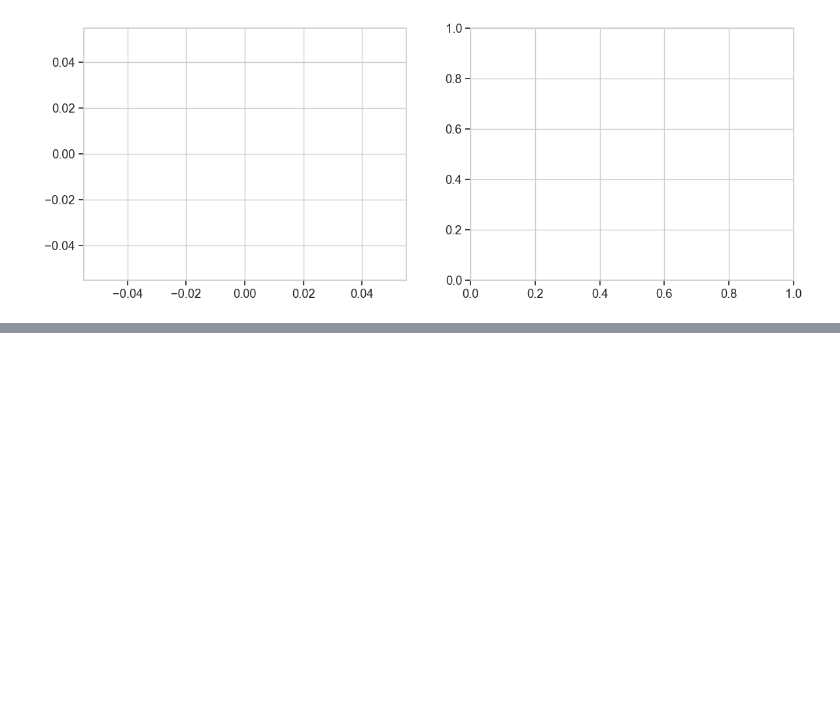
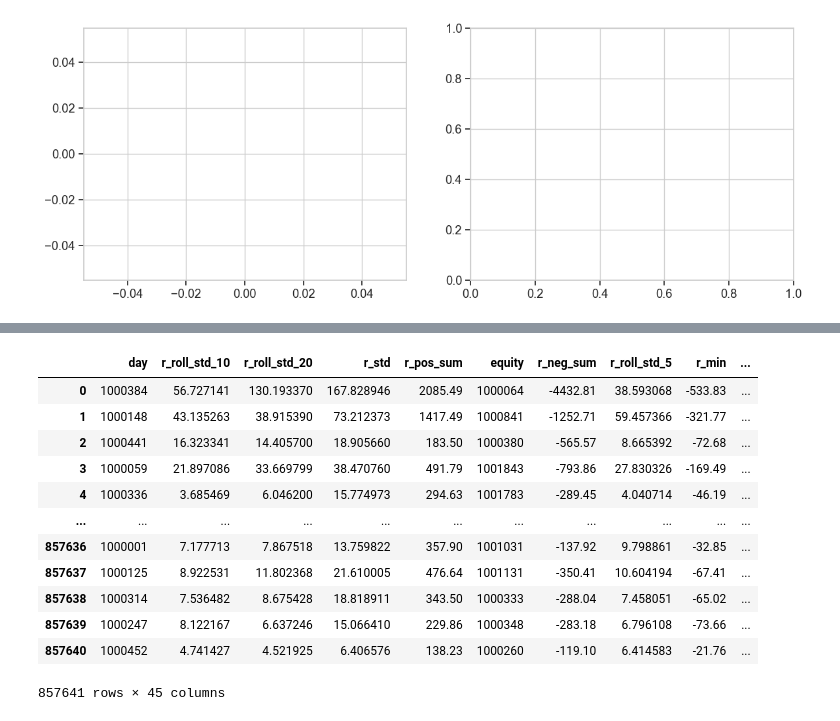
Before and after one commit to Julien-Zanin/ML-DataChallenge, a Jupyter notebook: improving_model.ipynb, the cells around one changed output, grey strips where cells are left out. Cells and saved outputs as stored; diff of their text form; code cells hidden in the pictures; blank space fills up the shorter version.

```diff
--- a/improving_model.ipynb
+++ b/improving_model.ipynb
@@ -712,3 +727,19 @@ weighted avg       0.34      0.31      0.26    857641
+# %%
+X_test_selected
+# %% [output]
+|  | day | r_roll_std_10 | r_roll_std_20 | r_std | r_pos_sum | equity | r_neg_sum | r_roll_std_5 | r_min | ... |
+| 0 | 1000384 | 56.727141 | 130.193370 | 167.828946 | 2085.49 | 1000064 | -4432.81 | 38.593068 | -533.83 | ... |
+| 1 | 1000148 | 43.135263 | 38.915390 | 73.212373 | 1417.49 | 1000841 | -1252.71 | 59.457366 | -321.77 | ... |
+| 2 | 1000441 | 16.323341 | 14.405700 | 18.905660 | 183.50 | 1000380 | -565.57 | 8.665392 | -72.68 | ... |
+| 3 | 1000059 | 21.897086 | 33.669799 | 38.470760 | 491.79 | 1001843 | -793.86 | 27.830326 | -169.49 | ... |
+| 4 | 1000336 | 3.685469 | 6.046200 | 15.774973 | 294.63 | 1001783 | -289.45 | 4.040714 | -46.19 | ... |
+| ... | ... | ... | ... | ... | ... | ... | ... | ... | ... | ... |
+| 857636 | 1000001 | 7.177713 | 7.867518 | 13.759822 | 357.90 | 1001031 | -137.92 | 9.798861 | -32.85 | ... |
+| 857637 | 1000125 | 8.922531 | 11.802368 | 21.610005 | 476.64 | 1001131 | -350.41 | 10.604194 | -67.41 | ... |
+| 857638 | 1000314 | 7.536482 | 8.675428 | 18.818911 | 343.50 | 1000333 | -288.04 | 7.458051 | -65.02 | ... |
+| 857639 | 1000247 | 8.122167 | 6.637246 | 15.066410 | 229.86 | 1000348 | -283.18 | 6.796108 | -73.66 | ... |
+| 857640 | 1000452 | 4.741427 | 4.521925 | 6.406576 | 138.23 | 1000260 | -119.10 | 6.414583 | -21.76 | ... |
+857641 rows × 45 columns
 # %%
 # =========================================
 # Section 7: Ajout de features financières avancées
```
Also changed, not shown: parts of 7 cells of this notebook, 6 other files.
